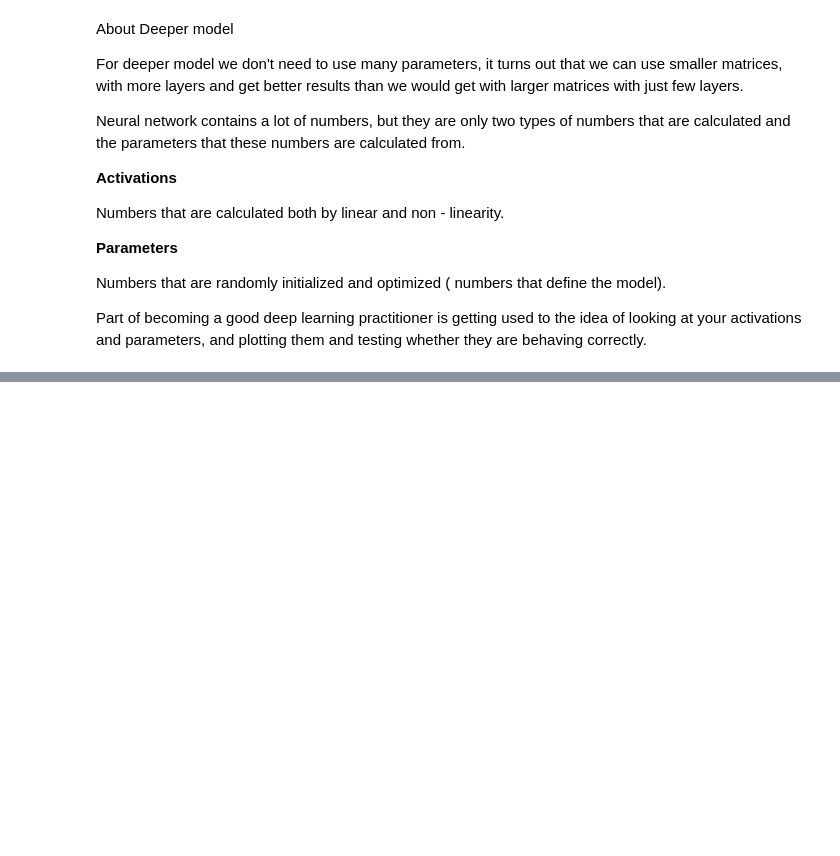
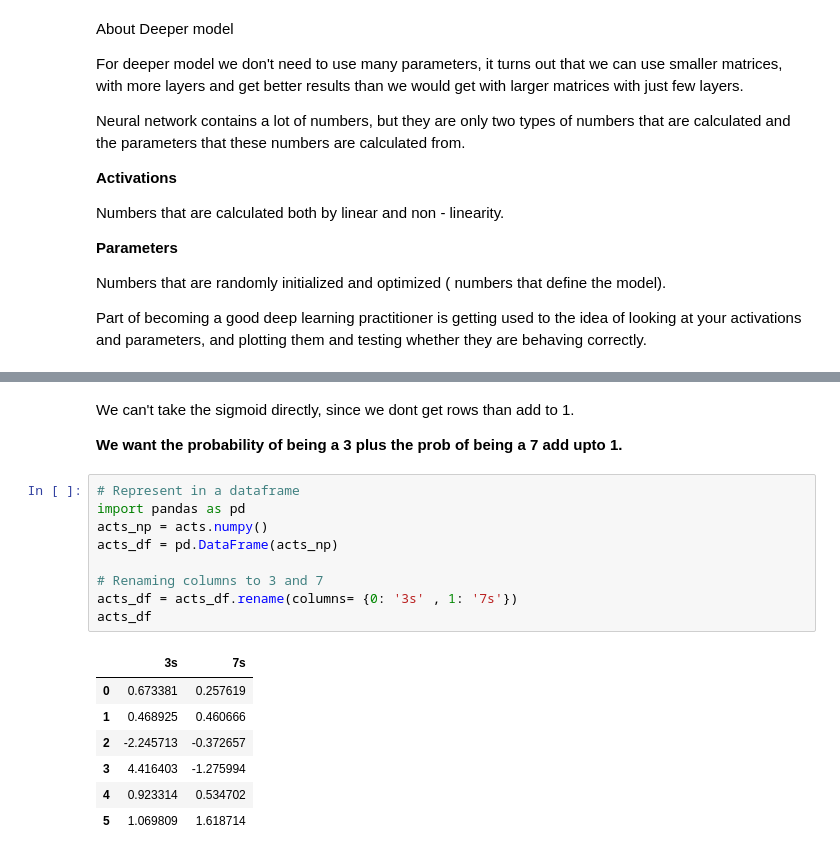
Before and after one commit to ashikshafi08/Learning-Fastai, a Jupyter notebook: Chapters Notebooks/Fastai_Refresher.ipynb, the cells around one changed output, grey strips where cells are left out. Saved outputs shown, nothing was run; the diff lists cells and outputs as text; blank space fills up the shorter version.

```diff
--- a/Chapters Notebooks/Fastai_Refresher.ipynb
+++ b/Chapters Notebooks/Fastai_Refresher.ipynb
@@ -1092,0 +1401,21 @@ Part of becoming a good deep learning practitioner is getting used to the idea o
+# %% [markdown]
+We can't take the sigmoid directly, since we dont get rows than add to 1.
+
+**We want the probability of being a 3 plus the prob of being a 7 add upto 1.**
+# %%
+# Represent in a dataframe
+import pandas as pd
+acts_np = acts.numpy()
+acts_df = pd.DataFrame(acts_np)
+
+# Renaming columns to 3 and 7
+acts_df = acts_df.rename(columns= {0: '3s' , 1: '7s'})
+acts_df
+# %% [output]
+|  | 3s | 7s |
+| 0 | 0.673381 | 0.257619 |
+| 1 | 0.468925 | 0.460666 |
+| 2 | -2.245713 | -0.372657 |
+| 3 | 4.416403 | -1.275994 |
+| 4 | 0.923314 | 0.534702 |
+| 5 | 1.069809 | 1.618714 |
```
Also changed, not shown: parts of 66 cells of this notebook.
